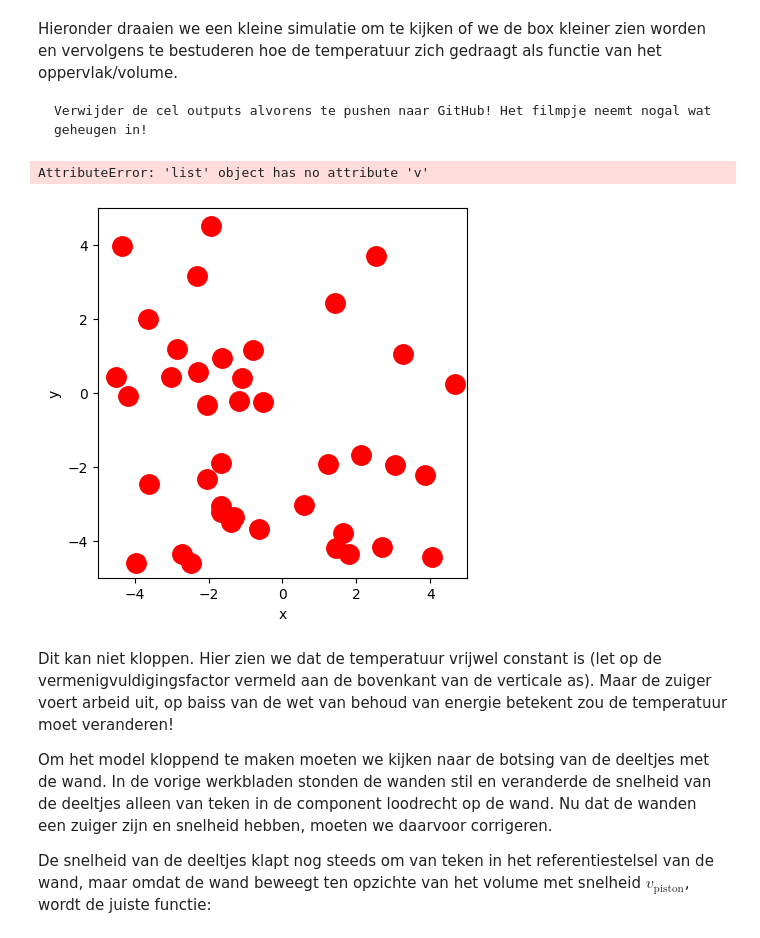
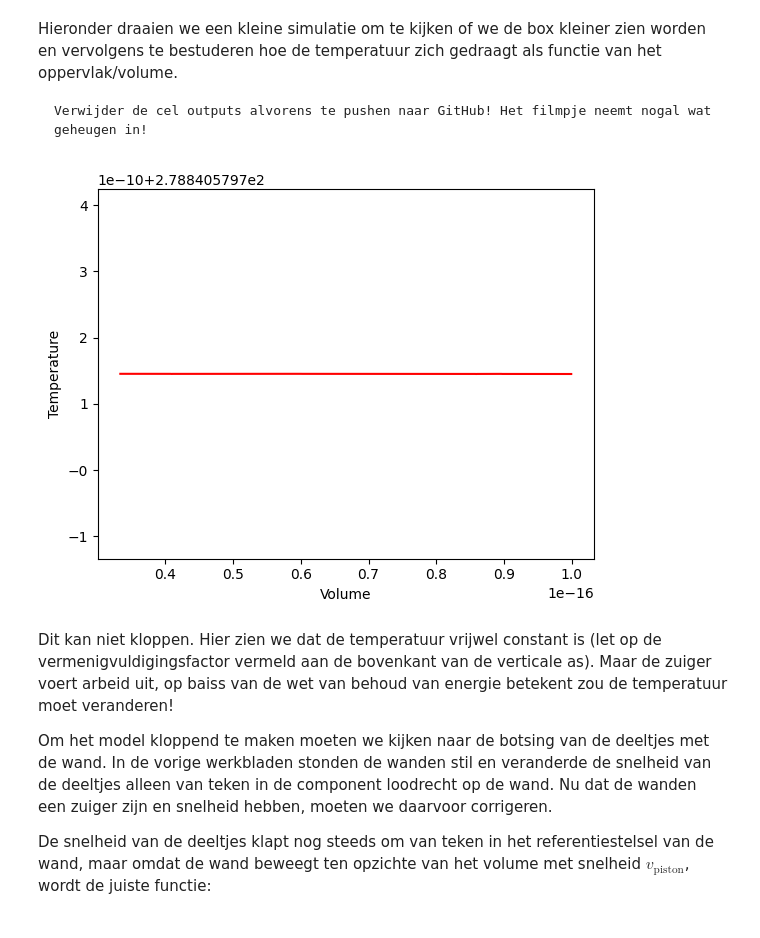
Before and after one commit to BobVill/32, a Jupyter notebook: Content/PySim/7_arbeid.ipynb, the cells around one changed output. Cells and saved outputs as stored; diff of their text form; code cells hidden in the pictures.

````diff
--- a/Content/PySim/7_arbeid.ipynb
+++ b/Content/PySim/7_arbeid.ipynb
@@ -52,8 +52,9 @@ N = 40                                     # Aantal deeltjes
 V_0 = 1                                    # Startsnelheid van deeltjes
 RADIUS = 0.3                          # Straal van moleculen
 DT = 0.1 * RADIUS / V_0        # Tijdstap om geen botsing te missen
-M=4.81*10**-26                         # Massa van een deeltje (bijv. helium)
+M = 4.81*10**-26                         # Massa van een deeltje (bijv. helium)
 V_PISTON_0 = -0.1 * V_0
+k = 1.38e-23
 
 # (negatief betekent zowel links als rechts naar binnen gericht)
 
@@ -242,71 +243,70 @@ Hieronder draaien we een kleine simulatie om te kijken of we de box kleiner zien
 Verwijder de cel outputs alvorens te pushen naar GitHub! Het filmpje neemt nogal wat geheugen in!
 ```
 # %%
-# Deel van de animated simulatie
-from matplotlib.animation import FuncAnimation
-from IPython.display import HTML
+# # Deel van de animated simulatie
+# from matplotlib.animation import FuncAnimation
+# from IPython.display import HTML
 
-fig, ax = plt.subplots()
-ax.set_xlabel('x')
-ax.set_ylabel('y')
-ax.set_xlim(-BOX_SIZE_0/2, BOX_SIZE_0/2)
-ax.set_ylim(-BOX_SIZE_0/2, BOX_SIZE_0/2)
-ax.set_aspect('equal')
-dot, = ax.plot([], [], 'ro', ms=14);
+# fig, ax = plt.subplots()
+# ax.set_xlabel('x')
+# ax.set_ylabel('y')
+# ax.set_xlim(-BOX_SIZE_0/2, BOX_SIZE_0/2)
+# ax.set_ylim(-BOX_SIZE_0/2, BOX_SIZE_0/2)
+# ax.set_aspect('equal')
+# dot, = ax.plot([], [], 'ro', ms=14);
 
-def init():
-    dot.set_data([], [])
-    return dot,
+# def init():
+#     dot.set_data([], [])
+#     return dot,
 
 
-# we kiezen het aantal datapunten zodat het volume tot 1/3 van het begin volume reduceert
-num_steps = round(2/3 * BOX_SIZE_0 / (2 * -V_PISTON_0 * DT))
+# # we kiezen het aantal datapunten zodat het volume tot 1/3 van het begin volume reduceert
+# num_steps = round(2/3 * BOX_SIZE_0 / (2 * -V_PISTON_0 * DT))
 
-particles = []
-volumes = np.zeros(num_steps, dtype=float)
-temperatures = np.zeros(num_steps, dtype=float)
+# particles = []
+# volumes = np.zeros(num_steps, dtype=float)
+# temperatures = np.zeros(num_steps, dtype=float)
 
-box_length = BOX_SIZE_0         # zetten zuiger terug
-v_piston = V_PISTON_0
-create_particles(particles)     # resetten deeltjes
+# box_length = BOX_SIZE_0         # zetten zuiger terug
+# v_piston = V_PISTON_0
+# create_particles(particles)     # resetten deeltjes
 
-def update(frame):
-    take_time_step(particles)
-    dot.set_data([p.r[0] for p in particles], [p.r[1] for p in particles])
-    volumes[i] = box_length * box_height
-    temperatures[i] = temperature(particles)
-    return dot,
+# def update(frame):
+#     take_time_step(particles)
+#     dot.set_data([p.r[0] for p in particles], [p.r[1] for p in particles])
+#     volumes[i] = box_length * box_height
+#     temperatures[i] = temperature(particles)
+#     return dot,
 
-ani = FuncAnimation(fig, update, frames=int(num_steps/2), init_func=init, blit=True, interval=50)
-HTML(ani.to_jshtml())
+# ani = FuncAnimation(fig, update, frames=int(num_steps/2), init_func=init, blit=True, interval=50)
+# HTML(ani.to_jshtml())
-# %% [output]
-AttributeError: 'list' object has no attribute 'v'
-[figure, removed]
 # %%
 # we kiezen het aantal datapunten zodat het volume tot 1/3 van het begin volume reduceert
 num_steps = round(2/3 * BOX_SIZE_0 / (2 * -V_PISTON_0 * DT))
 
 particles = []
 volumes = np.zeros(num_steps, dtype=float)
 temperatures = np.zeros(num_steps, dtype=float)
 
 box_length = BOX_SIZE_0         # zetten zuiger terug
 v_piston = V_PISTON_0
 create_particles(particles)     # resetten deeltjes
 
 for i in range(num_steps):
     take_time_step(particles)
     volumes[i] = box_length * box_height
     temperatures[i] = temperature(particles)
 
 temperatures = np.asarray(temperatures)
 
 plt.figure()
 plt.xlabel('Volume')
 plt.ylabel('Temperature')
 
-plt.plot(volumes, temperatures, '-r')
+plt.plot(volumes* BOX_SIZE_0_scale **2, temperatures*(V_0_scale**2), '-r')
 plt.show()
+# %% [output]
+[figure, added]
 # %% [markdown]
 Dit kan niet kloppen. Hier zien we dat de temperatuur vrijwel constant is (let op de vermenigvuldigingsfactor vermeld aan de bovenkant van de verticale as). Maar de zuiger voert arbeid uit, op baiss van de wet van behoud van energie betekent zou de temperatuur moet veranderen!
 
````
Also changed, not shown: parts of 13 cells of this notebook, 5 other files.
